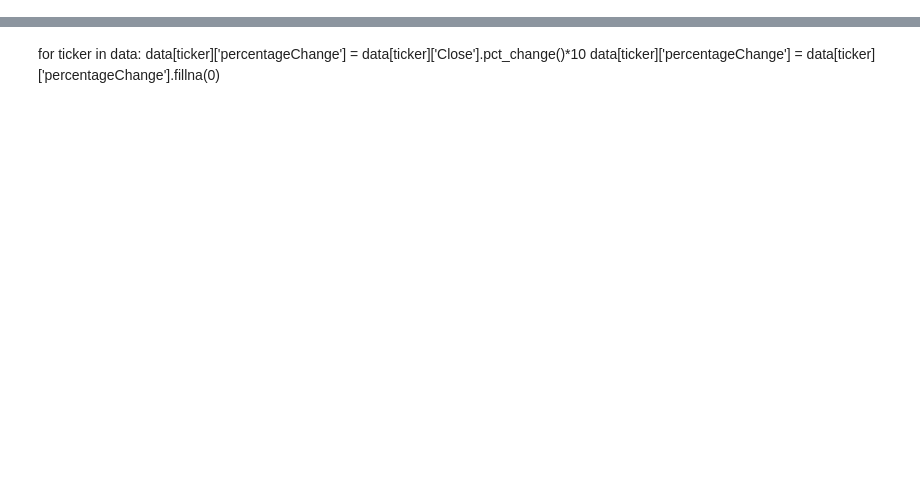
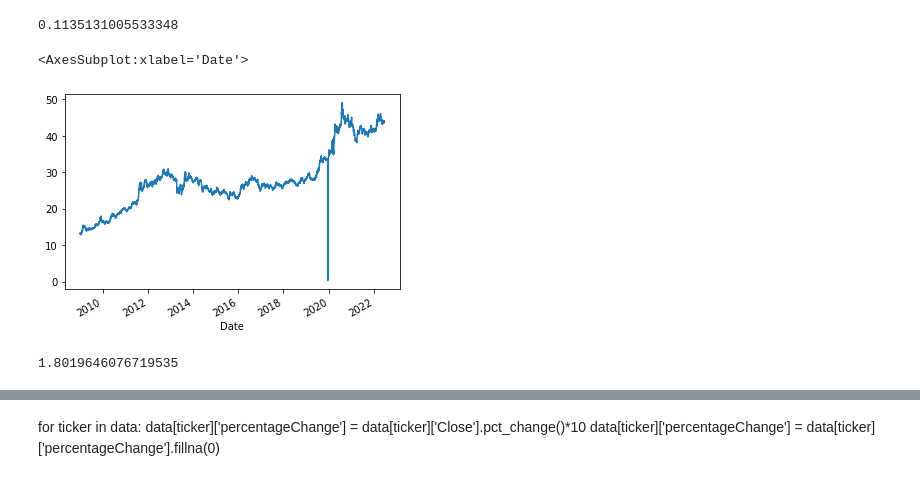
Before and after one commit to shreyash-Pandey-Katni/collegeProject, a Jupyter notebook: training.ipynb, the cells around one changed output, grey strips where cells are left out. Drawn from its saved outputs; the diff is of its cells as text; code cells hidden in the pictures; blank space fills up the shorter version.

```diff
--- a/training.ipynb
+++ b/training.ipynb
@@ -34,3 +35,17 @@ for i in range(len(etfs)):
+# %%
+np.log(data['GOLDBEES.NS']['Close']/data['GOLDBEES.NS']['Close'].shift(-1)).dropna().std()
+# %% [output]
+0.1135131005533348
+# %%
+data['GOLDBEES.NS']['Close'].plot()
+# %% [output]
+<AxesSubplot:xlabel='Date'>
+[figure, added]
+# %%
+(np.log(data['GOLDBEES.NS']['Close'] /
+                                   data['GOLDBEES.NS']['Close'].shift(-1)).dropna()).std()*np.sqrt(252)
+# %% [output]
+1.8019646076719535
 # %%
 volatility_etfs = {}
 for ticker in data:
```
Also changed, not shown: parts of 15 cells of this notebook, 43 other files.
